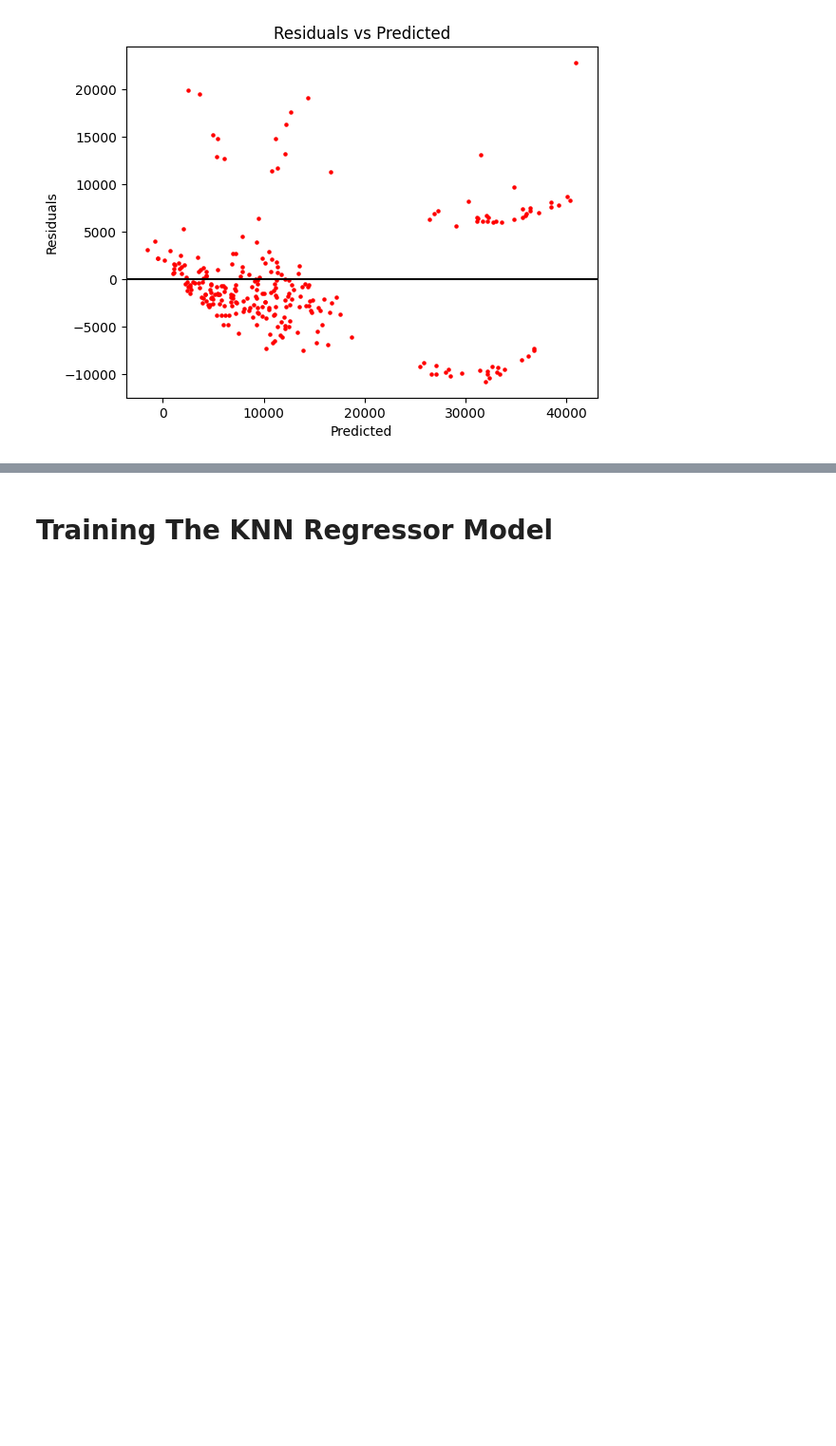
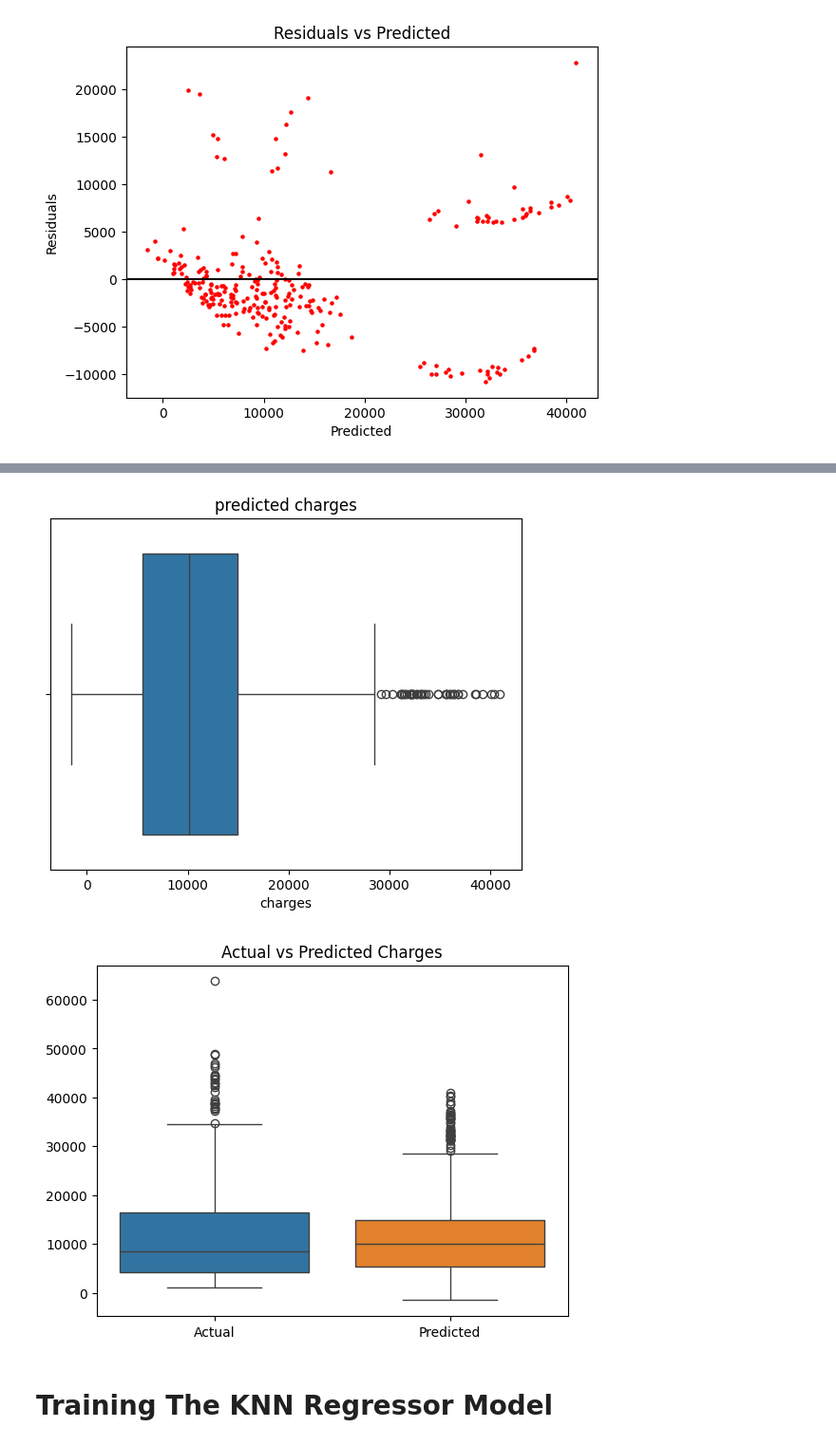
Before and after one commit to M0hamed-ehab/ML-Project, a Jupyter notebook: Models/numerical_models.ipynb, the cells around one changed output, grey strips where cells are left out. Shown: that part at 95% size. Cells and saved outputs as stored; diff of their text form; code cells hidden in the pictures; blank space fills up the shorter version.

```diff
--- a/Models/numerical_models.ipynb
+++ b/Models/numerical_models.ipynb
@@ -189,3 +198,20 @@ plt.show()
+# %%
+df_selected = df_pred["charges"]
+sns.boxplot(x=df_selected)
+plt.title('predicted charges')
+plt.show()
+
+df_compare = pd.DataFrame({
+    "Actual": y_test,
+    "Predicted": y_pred
+})
+
+sns.boxplot(data=df_compare)
+plt.title("Actual vs Predicted Charges")
+plt.show()
+# %% [output]
+[figure, added]
+[figure, added]
 # %% [markdown]
 # Training The KNN Regressor Model
 # %%
```
Also changed, not shown: parts of 4 cells of this notebook, 1 other file.
